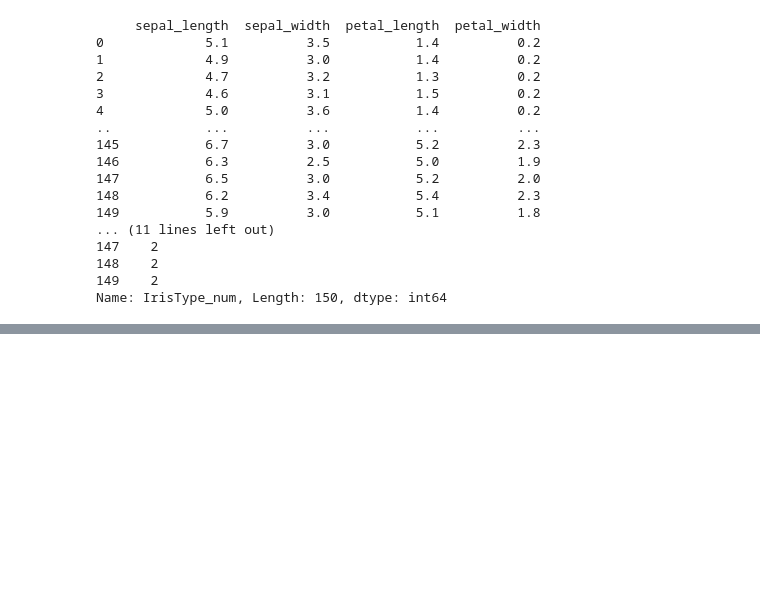
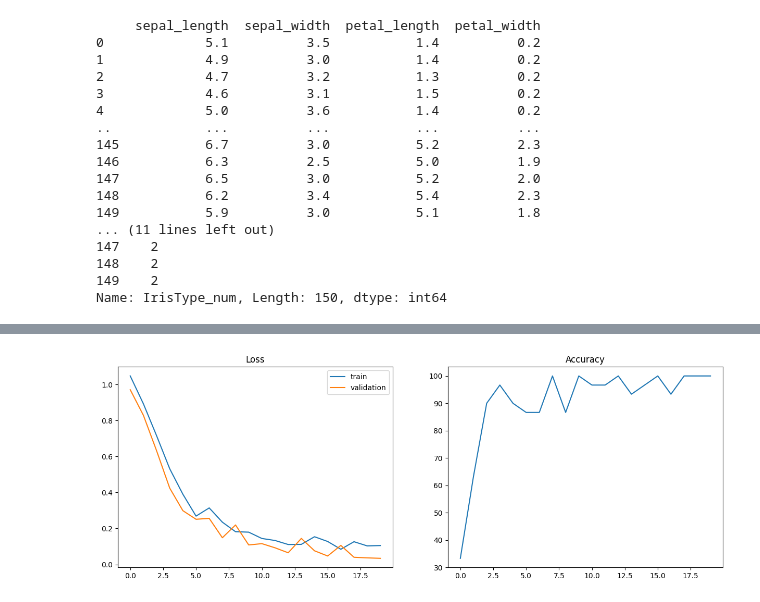
Before and after one commit to superproger228/coursework, a Jupyter notebook: PyTorch2.ipynb, the cells around one changed output, grey strips where cells are left out. Saved outputs shown, nothing was run; the diff lists cells and outputs as text; code cells hidden in the pictures; blank space fills up the shorter version.

```diff
--- a/PyTorch2.ipynb
+++ b/PyTorch2.ipynb
@@ -69,7 +74,7 @@ test_loader = DataLoader(test_set, batch_size = 1)
 input_size = list(input.shape)[1]   # = 4.
 learning_rate = 0.01
 output_size = len(labels)
-N = 24
+N = 10
 
 class Network(nn.Module):
    def __init__(self, input_size, output_size):
@@ -91,10 +116,13 @@ loss_fn = nn.CrossEntropyLoss()
 optimizer = Adam(model.parameters(), lr=0.01)
 
 def saveModel():
-    torch.save(model.state_dict(), " ")
+    torch.save(model.state_dict(), 'checkpoint.pth')
 # %%
 def train(num_epochs):
     best_accuracy = 0.0
+    ep_train_loss = []
+    ep_val_loss = []
+    ep_accuracy = []
 
     for epoch in range(1, num_epochs+1):
         running_train_loss = 0.0
@@ -102,16 +130,19 @@ def train(num_epochs):
         running_vall_loss = 0.0
         total = 0
 
+
         for data in train_loader:
             inputs, outputs = data
-            optimizer.zero_grad()
+            optimizer.zero_grad()   #зануление предыдущих значений градиента
             predicted_outputs = model(inputs)
             train_loss = loss_fn(predicted_outputs, outputs)
-            train_loss.backward()
-            optimizer.step()
+            train_loss.backward()   #градиенты
+            optimizer.step()        #шаг оптимизатора
             running_train_loss +=train_loss.item()
 
+
         train_loss_value = running_train_loss/len(train_loader)
+        ep_train_loss.append(train_loss_value)
 
         with torch.no_grad():
             model.eval()
@@ -119,18 +150,20 @@ def train(num_epochs):
                inputs, outputs = data
                predicted_outputs = model(inputs)
                val_loss = loss_fn(predicted_outputs, outputs)
-
                _, predicted = torch.max(predicted_outputs, 1)
                running_vall_loss += val_loss.item()
                total += outputs.size(0)
                running_accuracy += (predicted == outputs).sum().item()
 
         val_loss_value = running_vall_loss/len(validate_loader)
+        ep_val_loss.append(val_loss_value)
 
         accuracy = (100 * running_accuracy / total)
+        ep_accuracy.append(accuracy)
 
         if accuracy > best_accuracy:
             saveModel()
             best_accuracy = accuracy
 
         print('batch', epoch, 'Training Loss: %.2f' %train_loss_value, 'Validation Loss: %.2f' %val_loss_value, 'Accuracy %d %%' % (accuracy))
+    return ep_train_loss, ep_val_loss, ep_accuracy
@@ -150,0 +170,16 @@ batch 10 Training Loss: 0.17 Validation Loss: 0.05 Accuracy 100 %
+# %%
+def plot_train_process(ep_train_loss, ep_val_loss, ep_accuracy):
+  fig, axes = plt.subplots(1, 2, figsize=(15,5))
+
+  axes[0].set_title('Loss')
+  axes[0].plot(ep_train_loss, label='train')
+  axes[0].plot(ep_val_loss, label='validation')
+  axes[0].legend()
+
+  axes[1].set_title('Accuracy')
+  axes[1].plot(ep_accuracy)
+# %%
+num_epochs = 20
+ep_train_loss, ep_val_loss, ep_accuracy = train(num_epochs)
+plot_train_process(ep_train_loss, ep_val_loss, ep_accuracy)
+# %% [output]
@@ -151,3 +206,4 @@ batch 10 Training Loss: 0.17 Validation Loss: 0.05 Accuracy 100 %
+[figure, added]
 # %%
 def test():
 
```
Also changed, not shown: parts of 11 cells of this notebook.
